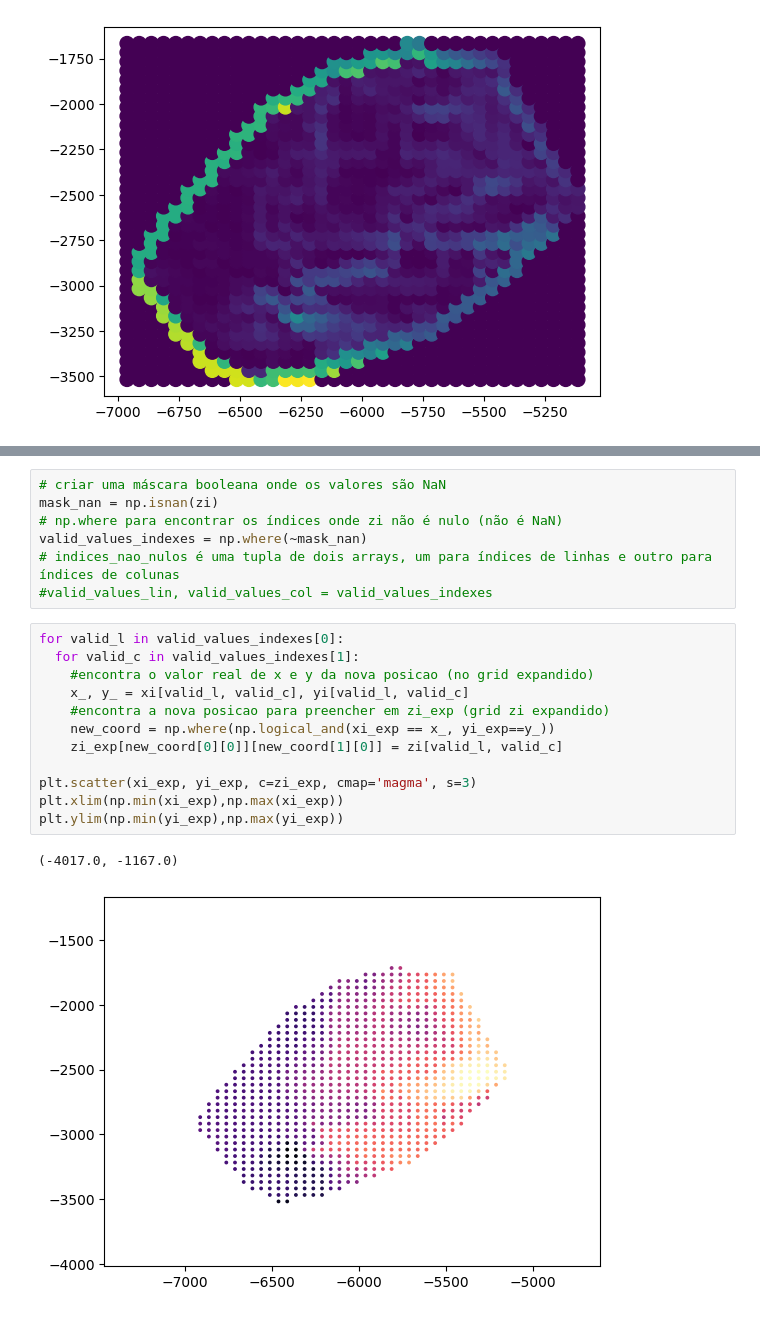
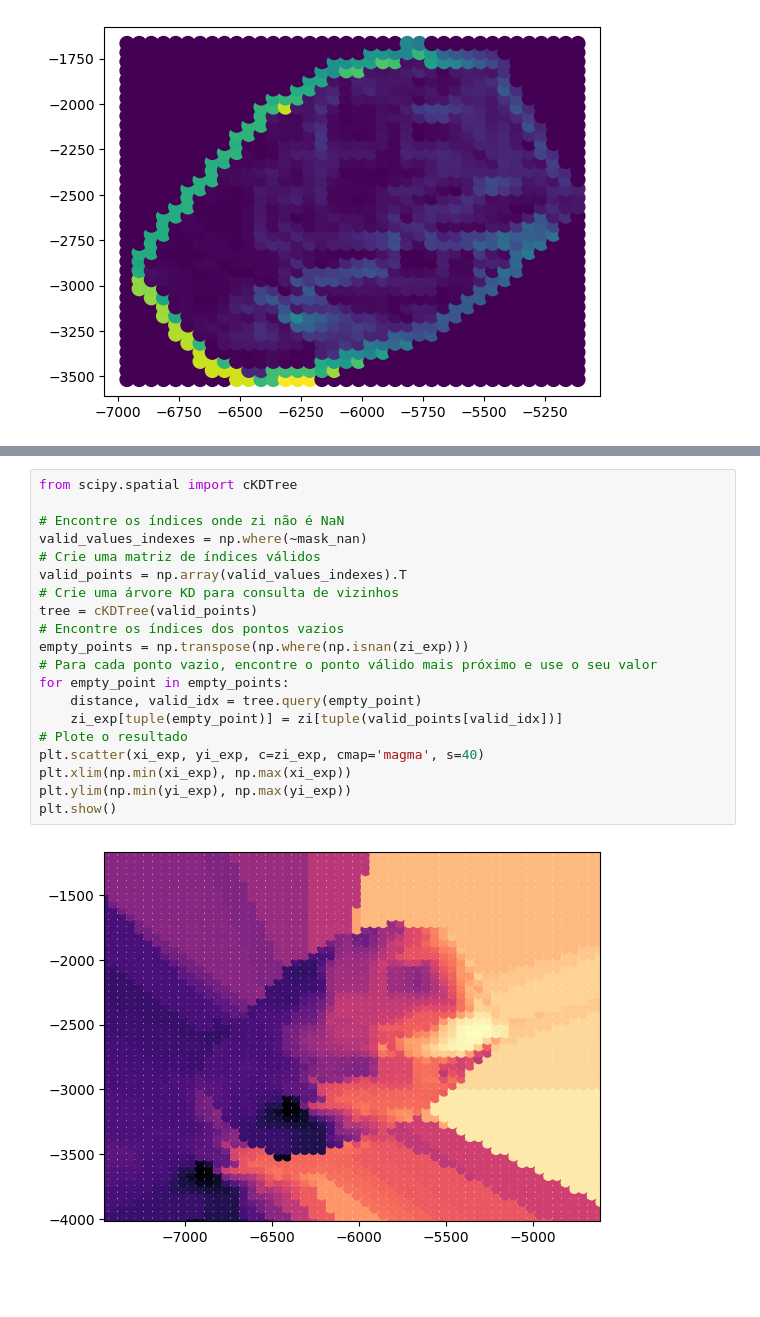
Before and after one commit to lszam/plates, a Jupyter notebook: expansao_de_grid.ipynb, the cells around one changed output, grey strips where cells are left out. Cells and saved outputs as stored; diff of their text form; blank space fills up the shorter version.

```diff
--- a/expansao_de_grid.ipynb
+++ b/expansao_de_grid.ipynb
@@ -165,22 +171,22 @@ X, Y max: -4613.0 -1167.0
-# %%
-# criar uma máscara booleana onde os valores são NaN
-mask_nan = np.isnan(zi)
-# np.where para encontrar os índices onde zi não é nulo (não é NaN)
-valid_values_indexes = np.where(~mask_nan)
-# indices_nao_nulos é uma tupla de dois arrays, um para índices de linhas e outro para índices de colunas
-#valid_values_lin, valid_values_col = valid_values_indexes
-# %%
-for valid_l in valid_values_indexes[0]:
-  for valid_c in valid_values_indexes[1]:
-    #encontra o valor real de x e y da nova posicao (no grid expandido)
-    x_, y_ = xi[valid_l, valid_c], yi[valid_l, valid_c]
-    #encontra a nova posicao para preencher em zi_exp (grid zi expandido)
-    new_coord = np.where(np.logical_and(xi_exp == x_, yi_exp==y_))
-    zi_exp[new_coord[0][0]][new_coord[1][0]] = zi[valid_l, valid_c]
-
-plt.scatter(xi_exp, yi_exp, c=zi_exp, cmap='magma', s=3)
-plt.xlim(np.min(xi_exp),np.max(xi_exp))
-plt.ylim(np.min(yi_exp),np.max(yi_exp))
-# %% [output]
-(-4017.0, -1167.0)
-[figure, removed]
+# %%
+from scipy.spatial import cKDTree
+
+# Encontre os índices onde zi não é NaN
+valid_values_indexes = np.where(~mask_nan)
+# Crie uma matriz de índices válidos
+valid_points = np.array(valid_values_indexes).T
+# Crie uma árvore KD para consulta de vizinhos
+tree = cKDTree(valid_points)
+# Encontre os índices dos pontos vazios
+empty_points = np.transpose(np.where(np.isnan(zi_exp)))
+# Para cada ponto vazio, encontre o ponto válido mais próximo e use o seu valor
+for empty_point in empty_points:
+    distance, valid_idx = tree.query(empty_point)
+    zi_exp[tuple(empty_point)] = zi[tuple(valid_points[valid_idx])]
+# Plote o resultado
+plt.scatter(xi_exp, yi_exp, c=zi_exp, cmap='magma', s=40)
+plt.xlim(np.min(xi_exp), np.max(xi_exp))
+plt.ylim(np.min(yi_exp), np.max(yi_exp))
+plt.show()
+# %% [output]
+[figure, added]
```
Also changed, not shown: parts of 1 cell of this notebook.
